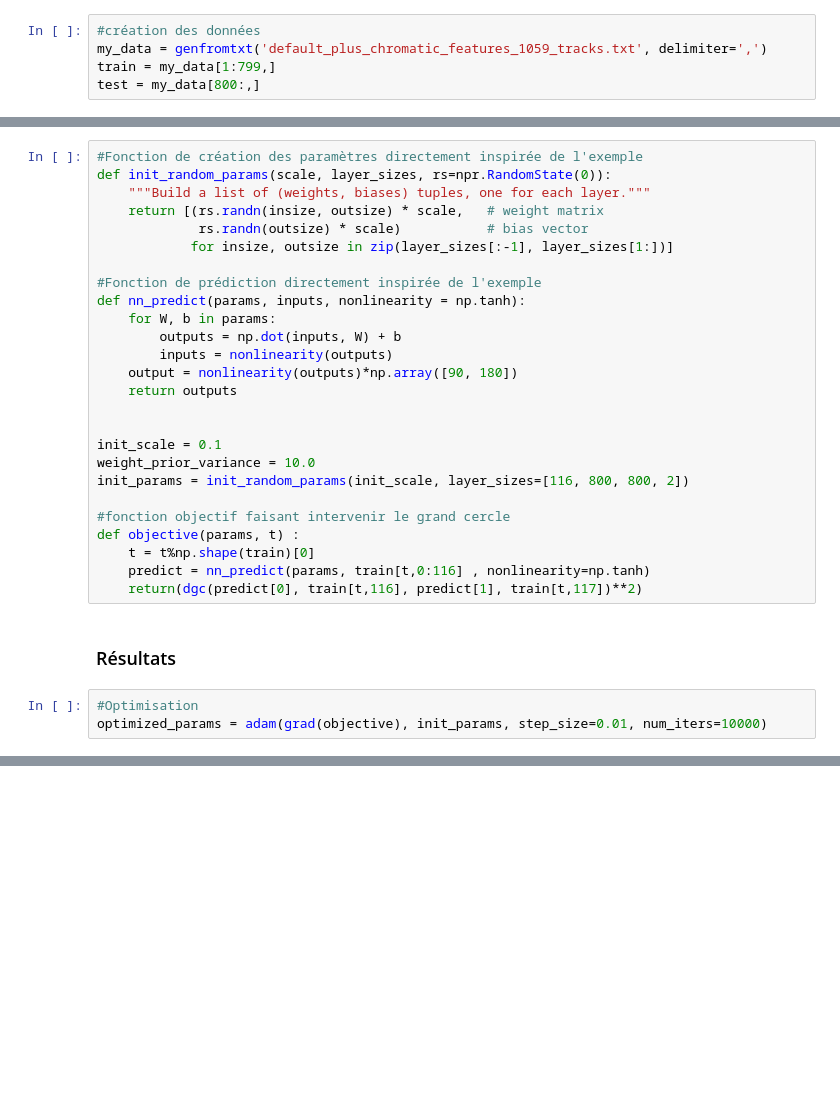
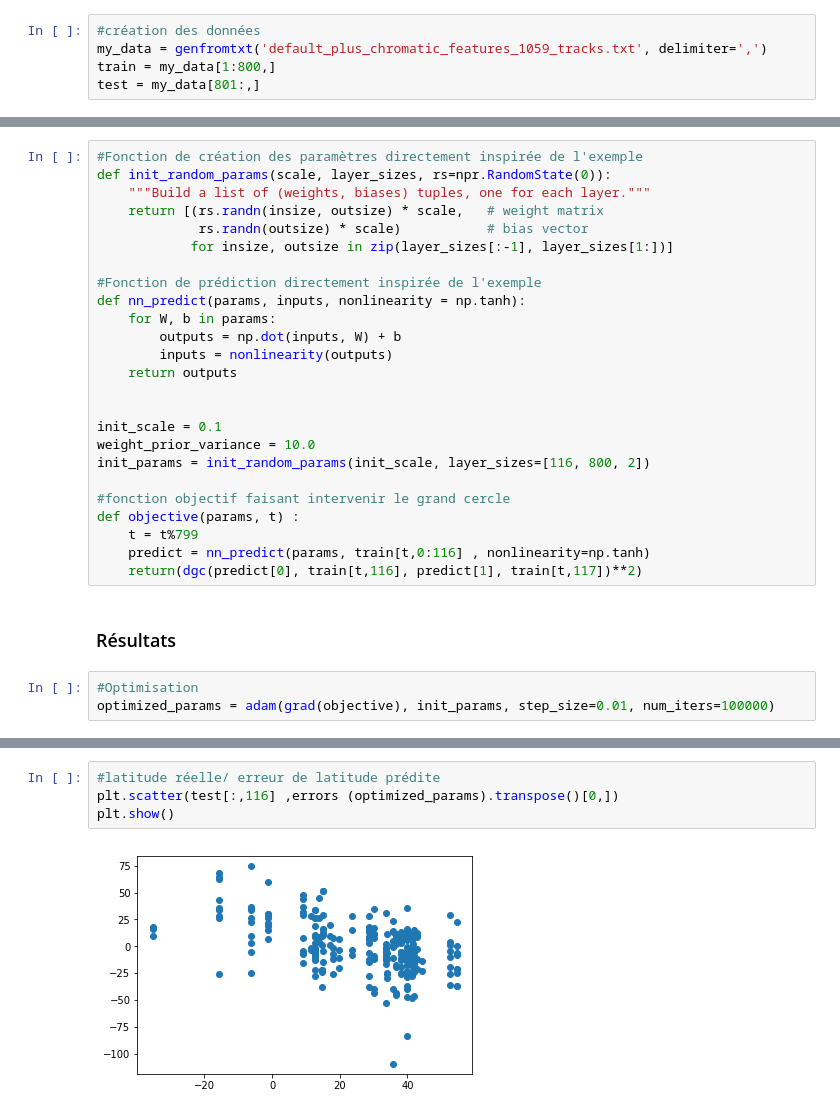
Before and after one commit to SebCoube/SOADML-music-location, a Jupyter notebook: SOADML.ipynb, the cells around one changed output, grey strips where cells are left out. Saved outputs shown, nothing was run; the diff lists cells and outputs as text; blank space fills up the shorter version.

```diff
--- a/SOADML.ipynb
+++ b/SOADML.ipynb
@@ -16,8 +16,8 @@ import matplotlib.pyplot as plt
 # %%
 #création des données
 my_data = genfromtxt('default_plus_chromatic_features_1059_tracks.txt', delimiter=',')
-train = my_data[1:799,]
-test = my_data[800:,]
+train = my_data[1:800,]
+test = my_data[801:,]
 # %% [markdown]
 ### Code
 # %%
@@ -78,24 +78,23 @@ def nn_predict(params, inputs, nonlinearity = np.tanh):
     for W, b in params:
         outputs = np.dot(inputs, W) + b
         inputs = nonlinearity(outputs)
-    output = nonlinearity(outputs)*np.array([90, 180])
     return outputs
 
 
 init_scale = 0.1
 weight_prior_variance = 10.0
-init_params = init_random_params(init_scale, layer_sizes=[116, 800, 800, 2])
+init_params = init_random_params(init_scale, layer_sizes=[116, 800, 2])
 
 #fonction objectif faisant intervenir le grand cercle
 def objective(params, t) :
-    t = t%np.shape(train)[0]
+    t = t%799
     predict = nn_predict(params, train[t,0:116] , nonlinearity=np.tanh)
     return(dgc(predict[0], train[t,116], predict[1], train[t,117])**2)
 # %% [markdown]
 ### Résultats
 # %%
 #Optimisation
-optimized_params = adam(grad(objective), init_params, step_size=0.01, num_iters=10000)
+optimized_params = adam(grad(objective), init_params, step_size=0.01, num_iters=100000)
 # %%
 #Prédiction et retour d'erreur
 def pred (optimized_params) :
@@ -116,0 +119,6 @@ plt.show()
+# %%
+#latitude réelle/ erreur de latitude prédite
+plt.scatter(test[:,116] ,errors (optimized_params).transpose()[0,])
+plt.show()
+# %% [output]
+[figure, added]
```
Also changed, not shown: parts of 21 cells of this notebook.
